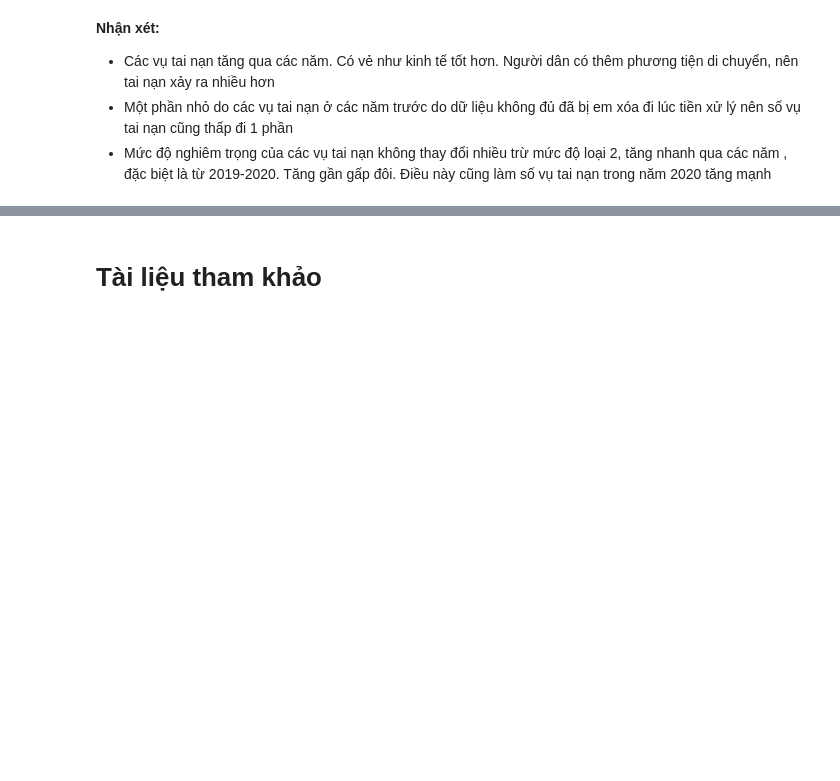
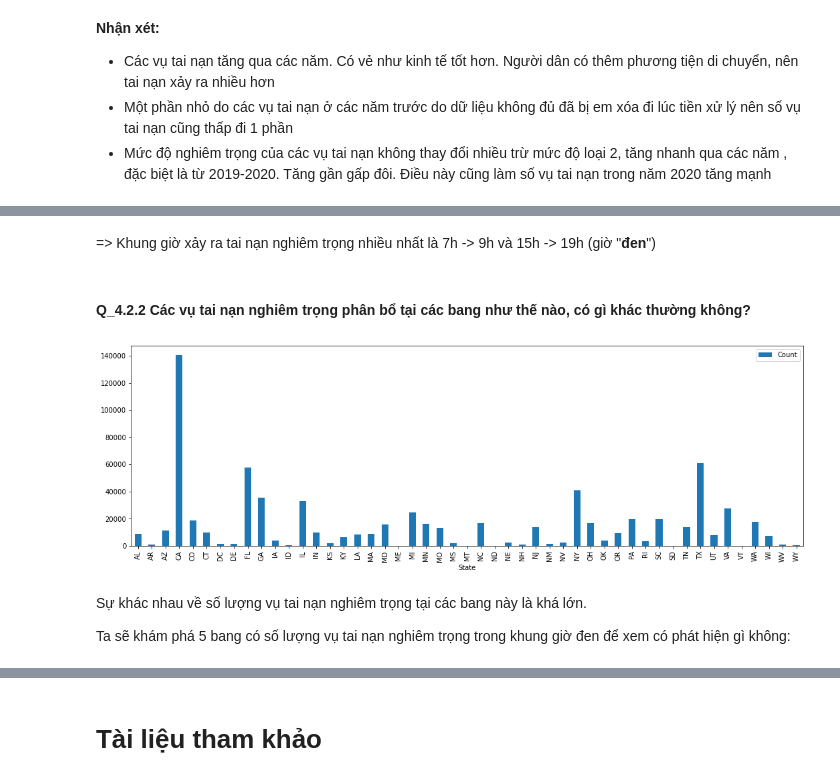
Before and after one commit to NguyenLam05200/FinalProject, a Jupyter notebook: Traffic_Accident_US.ipynb, the cells around one changed output, grey strips where cells are left out. Saved outputs shown, nothing was run; the diff lists cells and outputs as text; code cells hidden in the pictures; blank space fills up the shorter version.

```diff
--- a/Traffic_Accident_US.ipynb
+++ b/Traffic_Accident_US.ipynb
@@ -381,0 +473,13 @@ Q3_2.plot(kind='line',marker='o',xlabel='Year')
+# %% [markdown]
+=> Khung giờ xảy ra tai nạn nghiêm trọng nhiều nhất là 7h -> 9h và 15h -> 19h (giờ "<b>đen</b>")
+# %% [markdown]
+#### Q_4.2.2 Các vụ tai nạn nghiêm trọng phân bổ tại các bang như thế nào, có gì khác thường không?
+# %%
+data_serious_state = data_serious.groupby("State").size().reset_index(name='Count')
+data_serious_state.plot.bar(x='State', y='Count', figsize=(18,5.5));
+# %% [output]
+[figure, added]
+# %% [markdown]
+Sự khác nhau về số lượng vụ tai nạn nghiêm trọng tại các bang này là khá lớn.
+
+Ta sẽ khám phá 5 bang có số lượng vụ tai nạn nghiêm trọng trong khung giờ đen để xem có phát hiện gì không:
```
Also changed, not shown: parts of 43 cells of this notebook, 3 other files.
